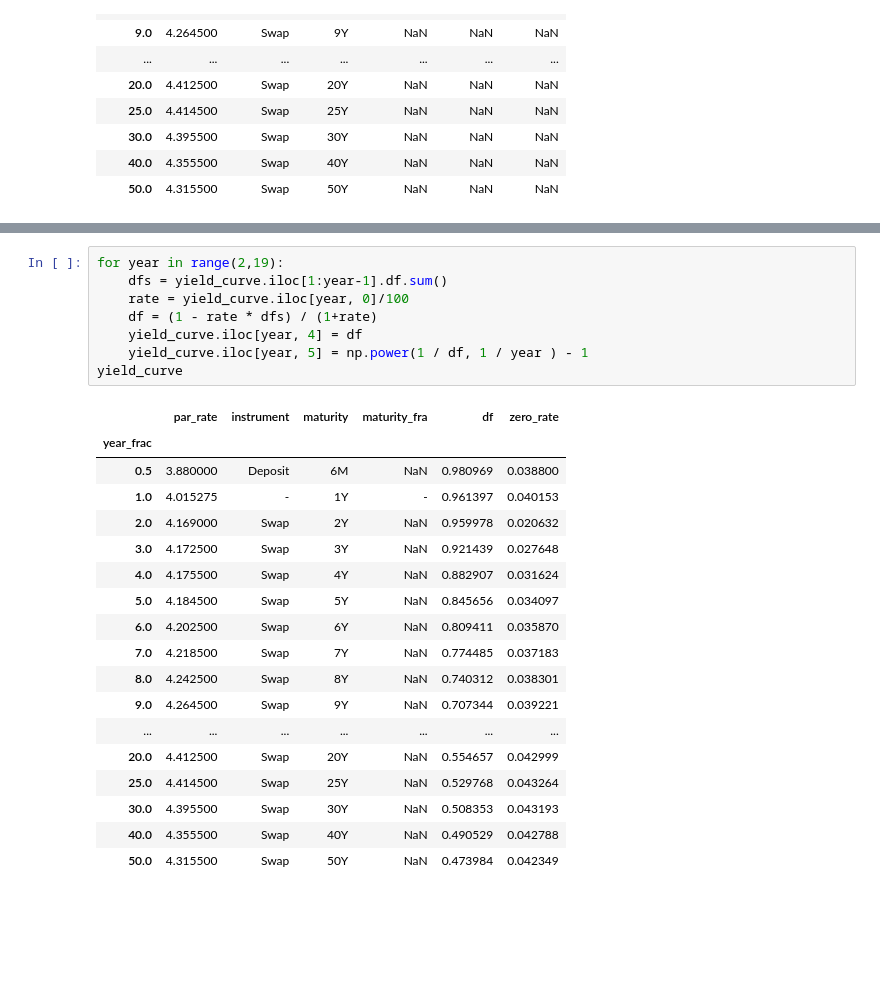
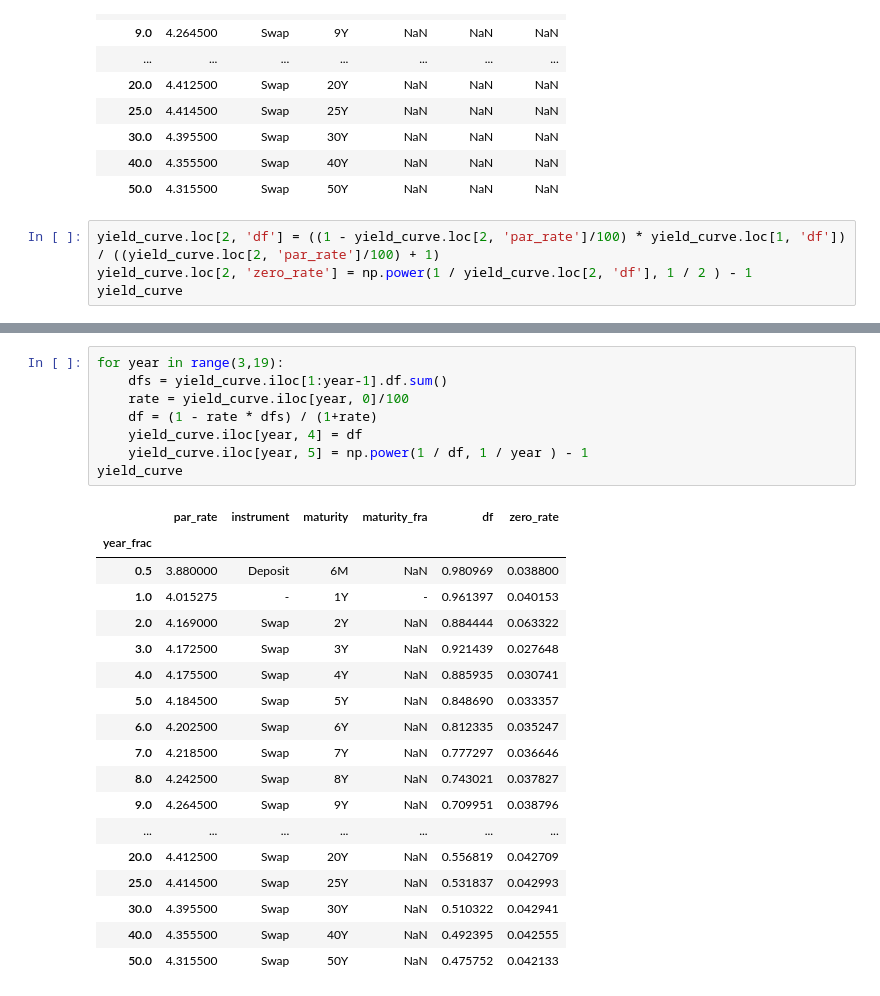
Before and after one commit to mayer19/FinancialDerivativesGroupProject, a Jupyter notebook: Derivatives.ipynb, the cells around one changed output, grey strips where cells are left out. Drawn from its saved outputs; the diff is of its cells as text; blank space fills up the shorter version.

```diff
--- a/Derivatives.ipynb
+++ b/Derivatives.ipynb
@@ -322,3 +324,7 @@ yield_curve
 | 30.0 | 4.395500 | Swap | 30Y | NaN | NaN | NaN |
 | 40.0 | 4.355500 | Swap | 40Y | NaN | NaN | NaN |
 | 50.0 | 4.315500 | Swap | 50Y | NaN | NaN | NaN |
+# %%
+yield_curve.loc[2, 'df'] = ((1 - yield_curve.loc[2, 'par_rate']/100) * yield_curve.loc[1, 'df']) / ((yield_curve.loc[2, 'par_rate']/100) + 1)
+yield_curve.loc[2, 'zero_rate'] = np.power(1 / yield_curve.loc[2, 'df'], 1 / 2 ) - 1
+yield_curve
@@ -325,30 +350,30 @@ yield_curve
 # %%
-for year in range(2,19):
+for year in range(3,19):
     dfs = yield_curve.iloc[1:year-1].df.sum()
     rate = yield_curve.iloc[year, 0]/100
     df = (1 - rate * dfs) / (1+rate)
     yield_curve.iloc[year, 4] = df
     yield_curve.iloc[year, 5] = np.power(1 / df, 1 / year ) - 1
 yield_curve
 # %% [output]
 |  | par_rate | instrument | maturity | maturity_fra | df | zero_rate |
 | year_frac |  |  |  |  |  |  |
 | 0.5 | 3.880000 | Deposit | 6M | NaN | 0.980969 | 0.038800 |
 | 1.0 | 4.015275 | - | 1Y | - | 0.961397 | 0.040153 |
-| 2.0 | 4.169000 | Swap | 2Y | NaN | 0.959978 | 0.020632 |
+| 2.0 | 4.169000 | Swap | 2Y | NaN | 0.884444 | 0.063322 |
 | 3.0 | 4.172500 | Swap | 3Y | NaN | 0.921439 | 0.027648 |
-| 4.0 | 4.175500 | Swap | 4Y | NaN | 0.882907 | 0.031624 |
-| 5.0 | 4.184500 | Swap | 5Y | NaN | 0.845656 | 0.034097 |
-| 6.0 | 4.202500 | Swap | 6Y | NaN | 0.809411 | 0.035870 |
-| 7.0 | 4.218500 | Swap | 7Y | NaN | 0.774485 | 0.037183 |
-| 8.0 | 4.242500 | Swap | 8Y | NaN | 0.740312 | 0.038301 |
-| 9.0 | 4.264500 | Swap | 9Y | NaN | 0.707344 | 0.039221 |
+| 4.0 | 4.175500 | Swap | 4Y | NaN | 0.885935 | 0.030741 |
+| 5.0 | 4.184500 | Swap | 5Y | NaN | 0.848690 | 0.033357 |
+| 6.0 | 4.202500 | Swap | 6Y | NaN | 0.812335 | 0.035247 |
+| 7.0 | 4.218500 | Swap | 7Y | NaN | 0.777297 | 0.036646 |
+| 8.0 | 4.242500 | Swap | 8Y | NaN | 0.743021 | 0.037827 |
+| 9.0 | 4.264500 | Swap | 9Y | NaN | 0.709951 | 0.038796 |
 | ... | ... | ... | ... | ... | ... | ... |
-| 20.0 | 4.412500 | Swap | 20Y | NaN | 0.554657 | 0.042999 |
-| 25.0 | 4.414500 | Swap | 25Y | NaN | 0.529768 | 0.043264 |
-| 30.0 | 4.395500 | Swap | 30Y | NaN | 0.508353 | 0.043193 |
-| 40.0 | 4.355500 | Swap | 40Y | NaN | 0.490529 | 0.042788 |
-| 50.0 | 4.315500 | Swap | 50Y | NaN | 0.473984 | 0.042349 |
+| 20.0 | 4.412500 | Swap | 20Y | NaN | 0.556819 | 0.042709 |
+| 25.0 | 4.414500 | Swap | 25Y | NaN | 0.531837 | 0.042993 |
+| 30.0 | 4.395500 | Swap | 30Y | NaN | 0.510322 | 0.042941 |
+| 40.0 | 4.355500 | Swap | 40Y | NaN | 0.492395 | 0.042555 |
+| 50.0 | 4.315500 | Swap | 50Y | NaN | 0.475752 | 0.042133 |
 # %%
 # Start date
 start_date = date(2007, 1, 19)
```
Also changed, not shown: parts of 8 cells of this notebook.
